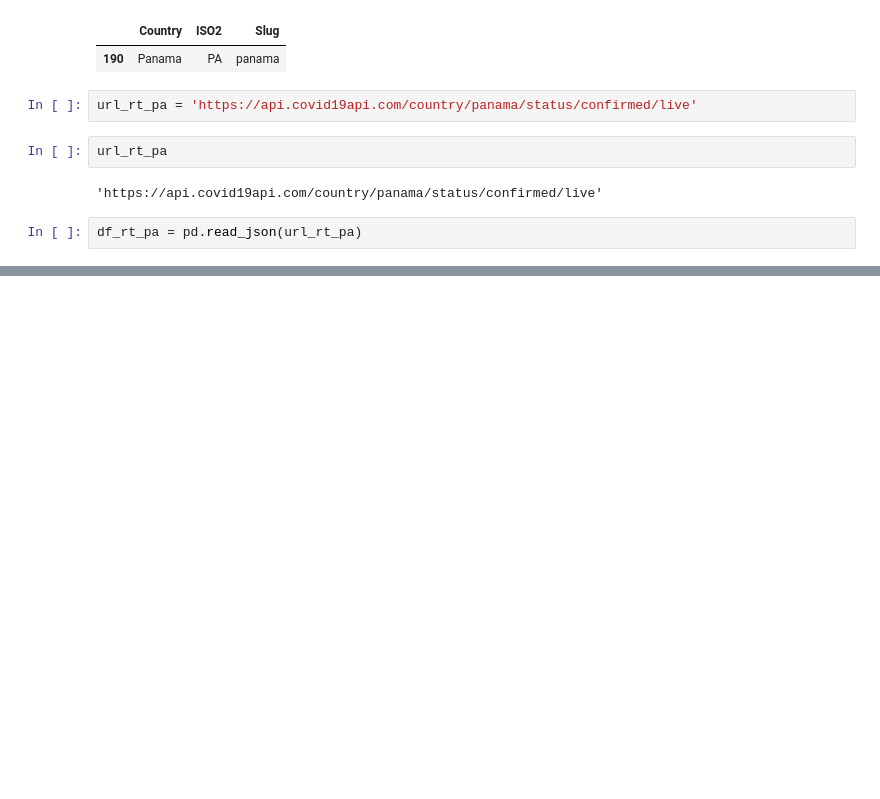
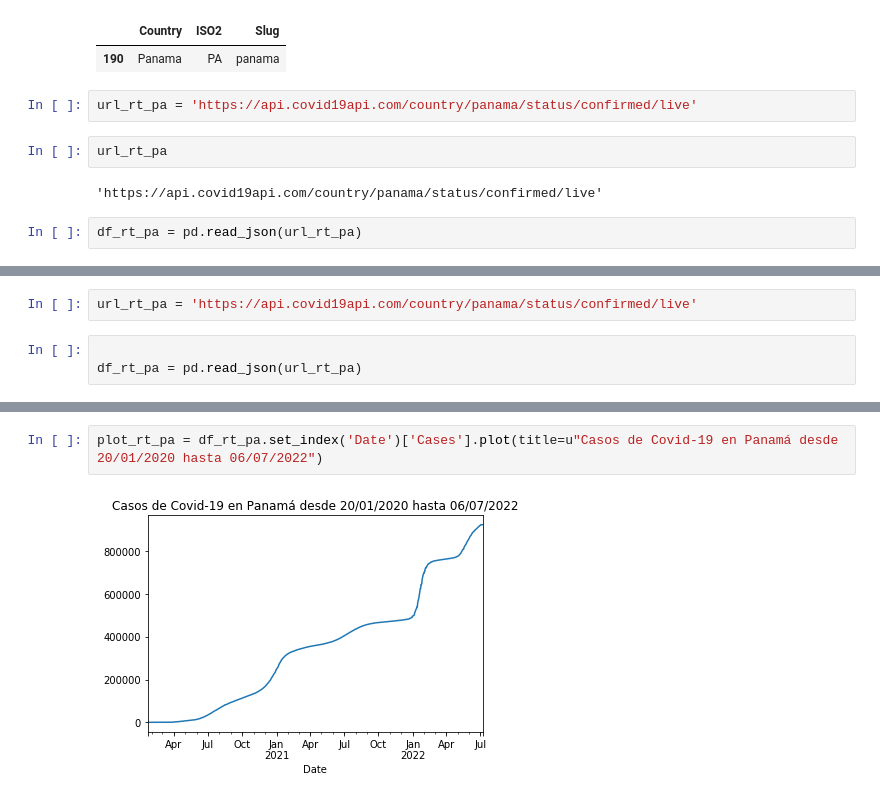
Before and after one commit to nebrijas/maparicio24, a Jupyter notebook: api-covid-pandas.ipynb, the cells around one changed output, grey strips where cells are left out. Drawn from its saved outputs; the diff is of its cells as text; blank space fills up the shorter version.

```diff
--- a/api-covid-pandas.ipynb
+++ b/api-covid-pandas.ipynb
@@ -171,0 +143,5 @@ ImportError: matplotlib is required for plotting.
+# %%
+url_rt_pa = 'https://api.covid19api.com/country/panama/status/confirmed/live'
+# %%
+
+df_rt_pa = pd.read_json(url_rt_pa)
@@ -172 +169,5 @@ ImportError: matplotlib is required for plotting.
+# %%
+plot_rt_pa = df_rt_pa.set_index('Date')['Cases'].plot(title=u"Casos de Covid-19 en Panamá desde 20/01/2020 hasta 06/07/2022")
+# %% [output]
+[figure, added]
 # %%
```
Also changed, not shown: parts of 18 cells of this notebook.
